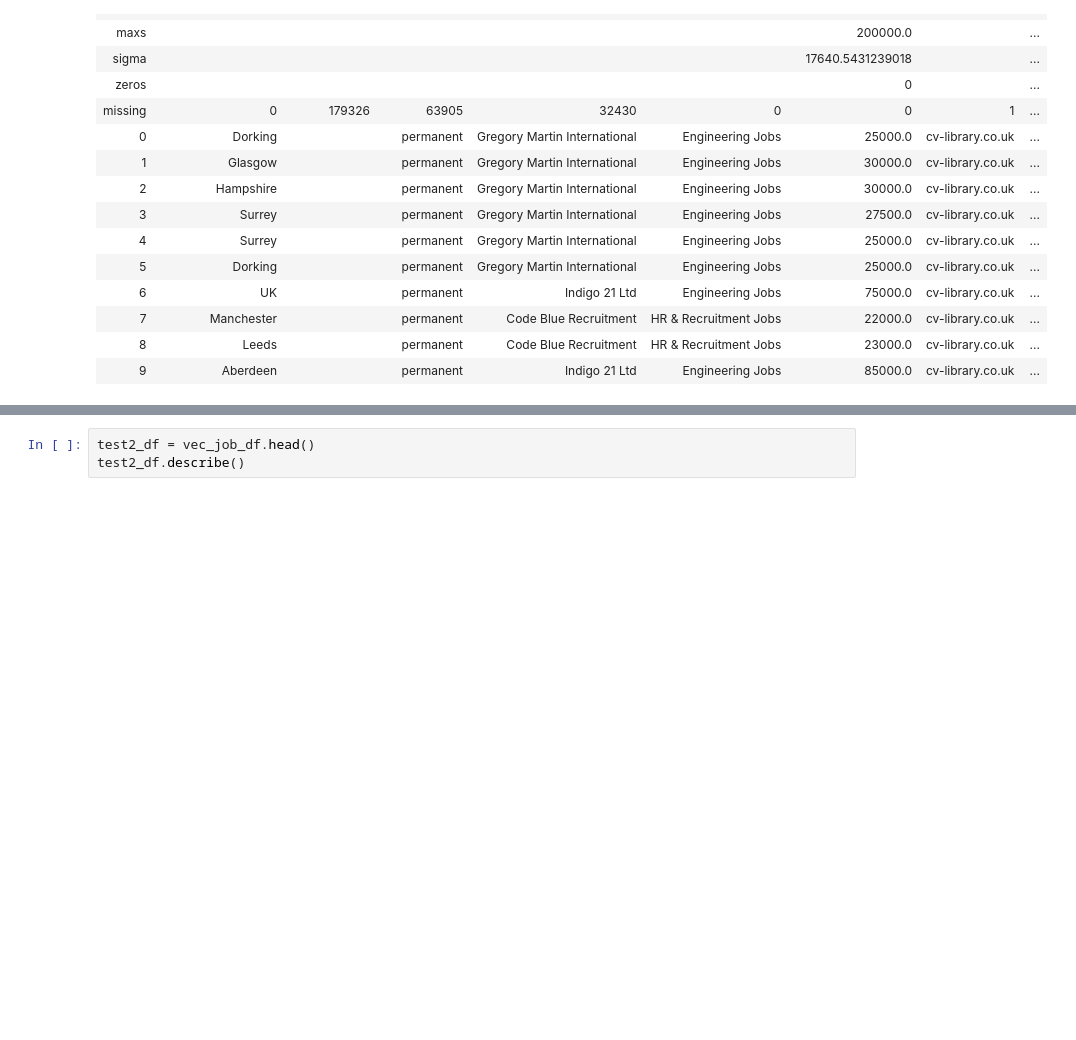
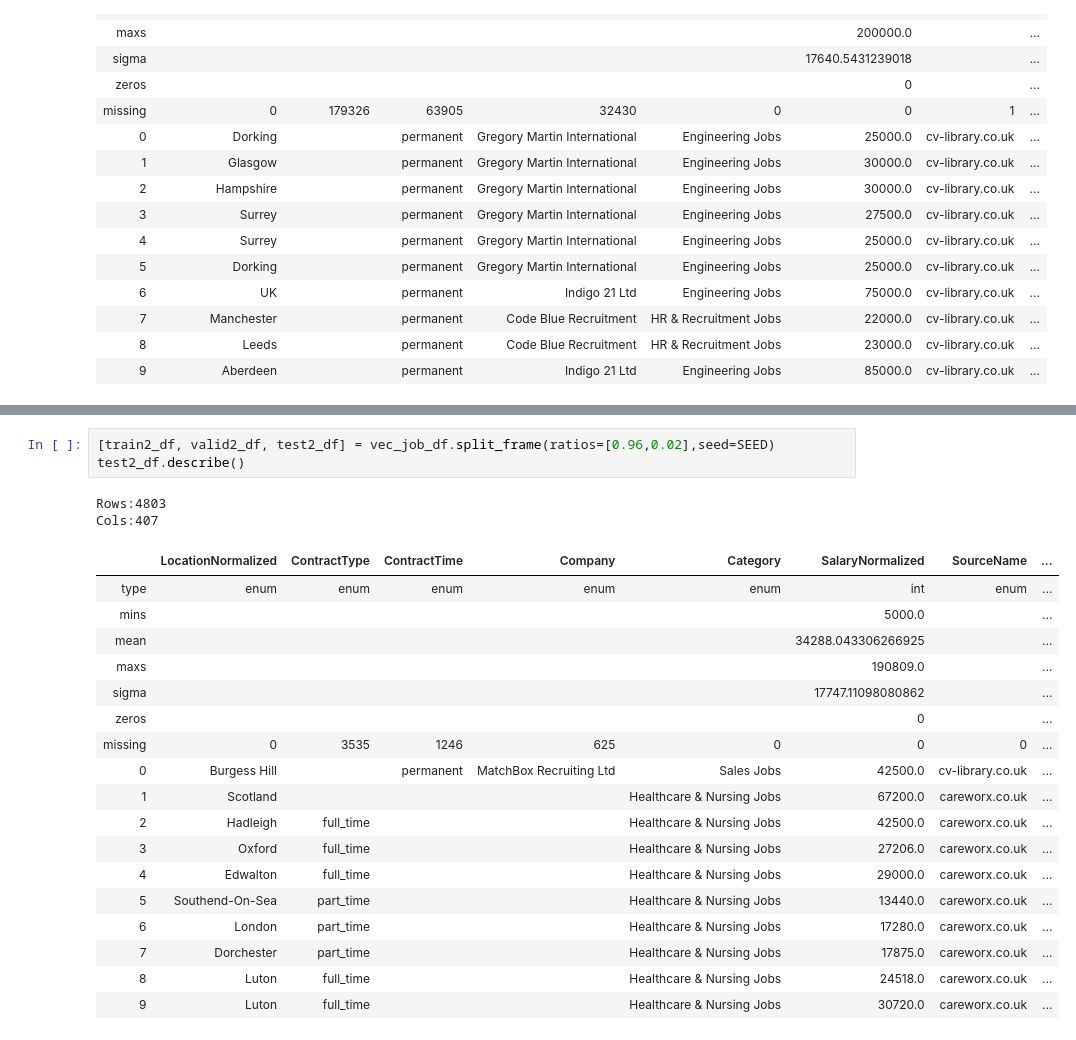
Before and after one commit to arecavn/machine-learning, a Jupyter notebook: projects/capstone/my_capstone/predict_sal.ipynb, the cells around one changed output, grey strips where cells are left out. Saved outputs shown, nothing was run; the diff lists cells and outputs as text; blank space fills up the shorter version.

```diff
--- a/projects/capstone/my_capstone/predict_sal.ipynb
+++ b/projects/capstone/my_capstone/predict_sal.ipynb
@@ -646,6 +736,27 @@ model
-# %%
-test2_df = vec_job_df.head()
-test2_df.describe()
+# %%
+[train2_df, valid2_df, test2_df] = vec_job_df.split_frame(ratios=[0.96,0.02],seed=SEED)
+test2_df.describe()
+# %% [output]
+Rows:4803
+Cols:407
+|  | LocationNormalized | ContractType | ContractTime | Company | Category | SalaryNormalized | SourceName | ... |
+| type | enum | enum | enum | enum | enum | int | enum | ... |
+| mins |  |  |  |  |  | 5000.0 |  | ... |
+| mean |  |  |  |  |  | 34288.043306266925 |  | ... |
+| maxs |  |  |  |  |  | 190809.0 |  | ... |
+| sigma |  |  |  |  |  | 17747.11098080862 |  | ... |
+| zeros |  |  |  |  |  | 0 |  | ... |
+| missing | 0 | 3535 | 1246 | 625 | 0 | 0 | 0 | ... |
+| 0 | Burgess Hill |  | permanent | MatchBox Recruiting Ltd | Sales Jobs | 42500.0 | cv-library.co.uk | ... |
+| 1 | Scotland |  |  |  | Healthcare & Nursing Jobs | 67200.0 | careworx.co.uk | ... |
+| 2 | Hadleigh | full_time |  |  | Healthcare & Nursing Jobs | 42500.0 | careworx.co.uk | ... |
+| 3 | Oxford | full_time |  |  | Healthcare & Nursing Jobs | 27206.0 | careworx.co.uk | ... |
+| 4 | Edwalton | full_time |  |  | Healthcare & Nursing Jobs | 29000.0 | careworx.co.uk | ... |
+| 5 | Southend-On-Sea | part_time |  |  | Healthcare & Nursing Jobs | 13440.0 | careworx.co.uk | ... |
+| 6 | London | part_time |  |  | Healthcare & Nursing Jobs | 17280.0 | careworx.co.uk | ... |
+| 7 | Dorchester | part_time |  |  | Healthcare & Nursing Jobs | 17875.0 | careworx.co.uk | ... |
+| 8 | Luton | full_time |  |  | Healthcare & Nursing Jobs | 24518.0 | careworx.co.uk | ... |
+| 9 | Luton | full_time |  |  | Healthcare & Nursing Jobs | 30720.0 | careworx.co.uk | ... |
 # %%
 pred = model.predict(test2_df)
 cbined_df = pred.cbind(test2_df)
```
Also changed, not shown: parts of 8 cells of this notebook, 2 other files.
